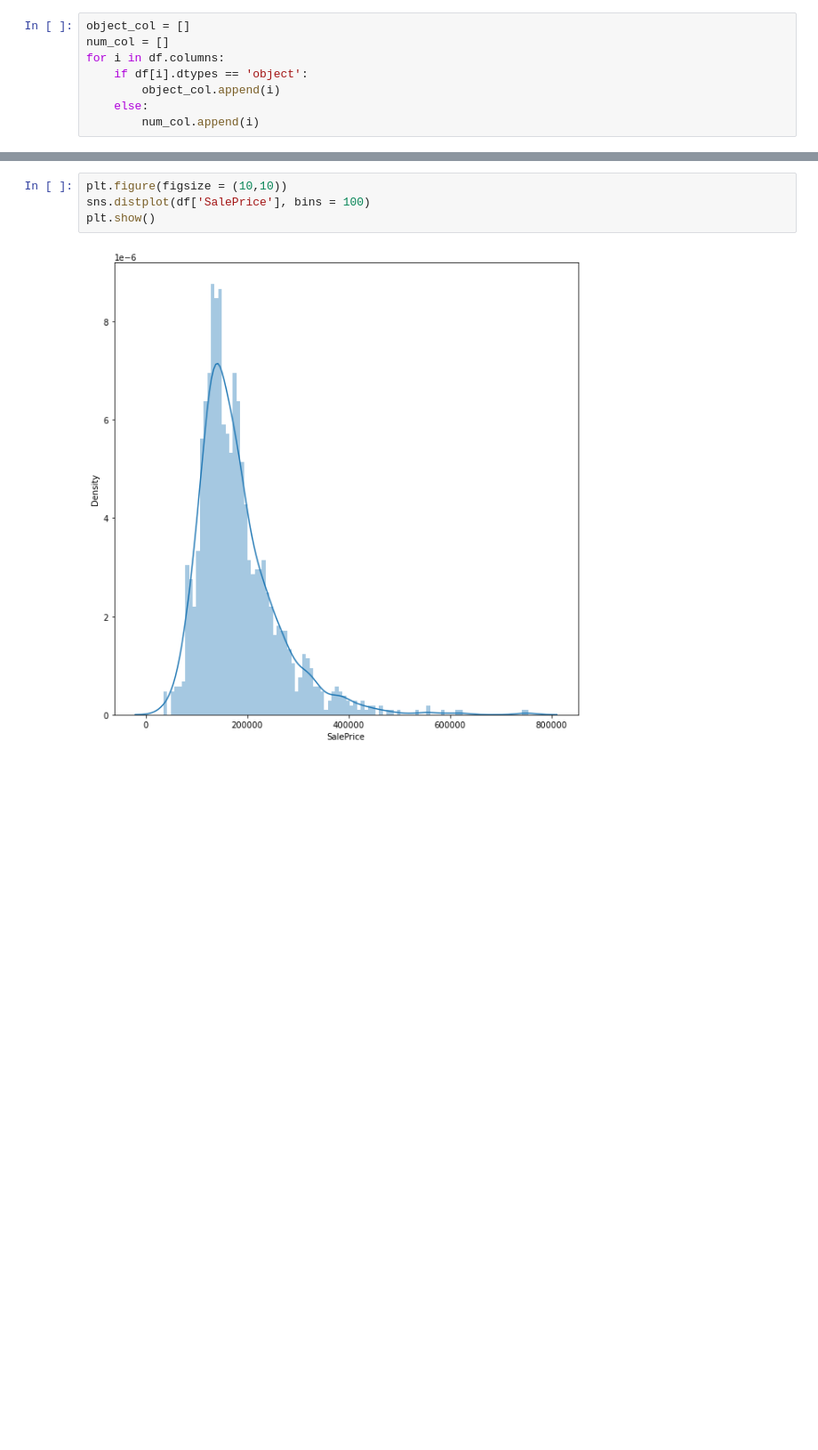
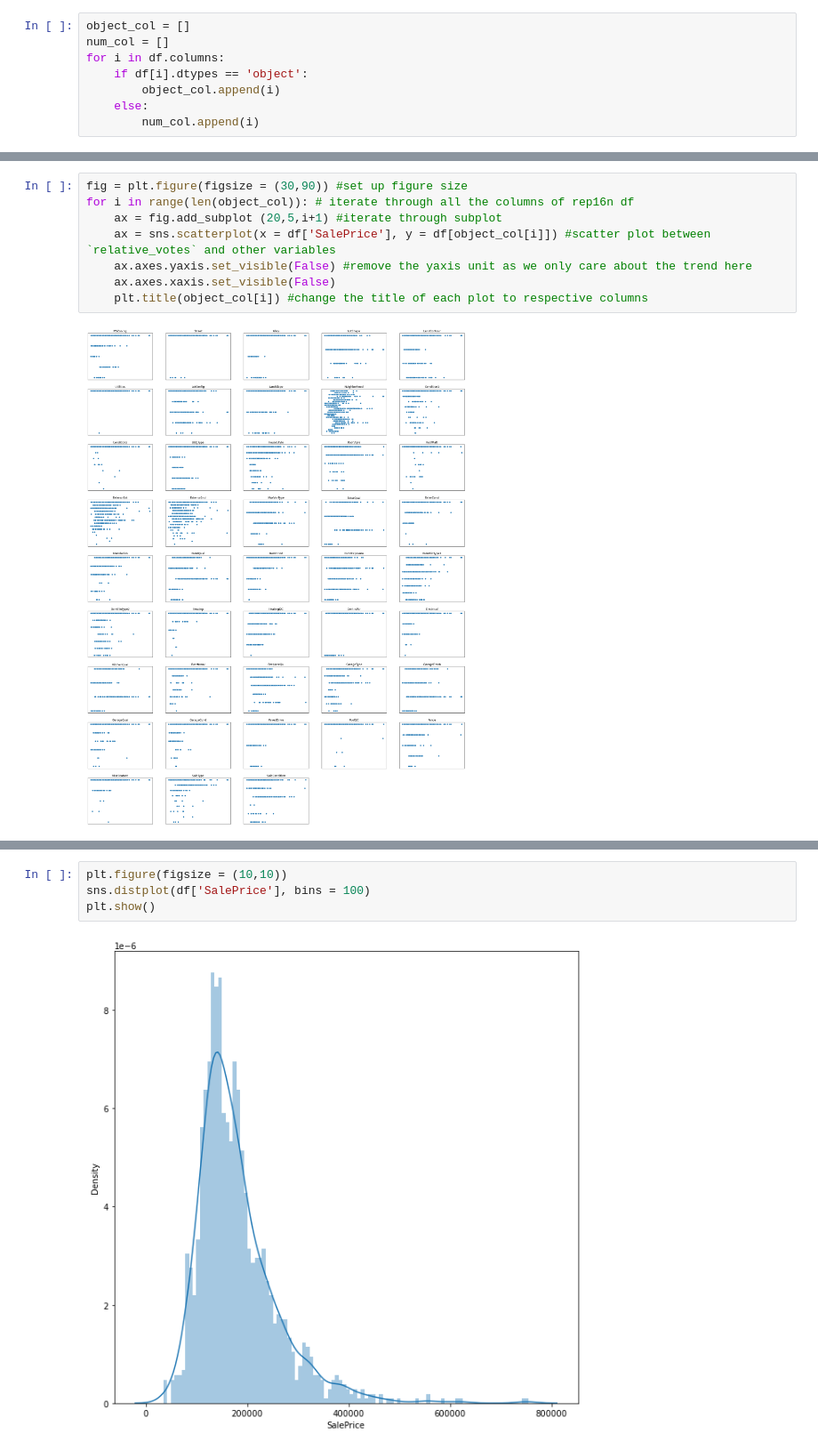
Before and after one commit to hungpham89/Housing_price, a Jupyter notebook: house-prices-advanced-regression-techniques.ipynb, the cells around one changed output, grey strips where cells are left out. Shown at 89% size. Saved outputs shown, nothing was run; the diff lists cells and outputs as text; blank space fills up the shorter version.

```diff
--- a/house-prices-advanced-regression-techniques.ipynb
+++ b/house-prices-advanced-regression-techniques.ipynb
@@ -184,0 +179,10 @@ for i in range(len(num_col)): # iterate through all the columns of rep16n df
+# %%
+fig = plt.figure(figsize = (30,90)) #set up figure size
+for i in range(len(object_col)): # iterate through all the columns of rep16n df
+    ax = fig.add_subplot (20,5,i+1) #iterate through subplot
+    ax = sns.scatterplot(x = df['SalePrice'], y = df[object_col[i]]) #scatter plot between `relative_votes` and other variables
+    ax.axes.yaxis.set_visible(False) #remove the yaxis unit as we only care about the trend here
+    ax.axes.xaxis.set_visible(False)
+    plt.title(object_col[i]) #change the title of each plot to respective columns
+# %% [output]
+[figure, added]
```
Also changed, not shown: parts of 75 cells of this notebook, 1 other file.
